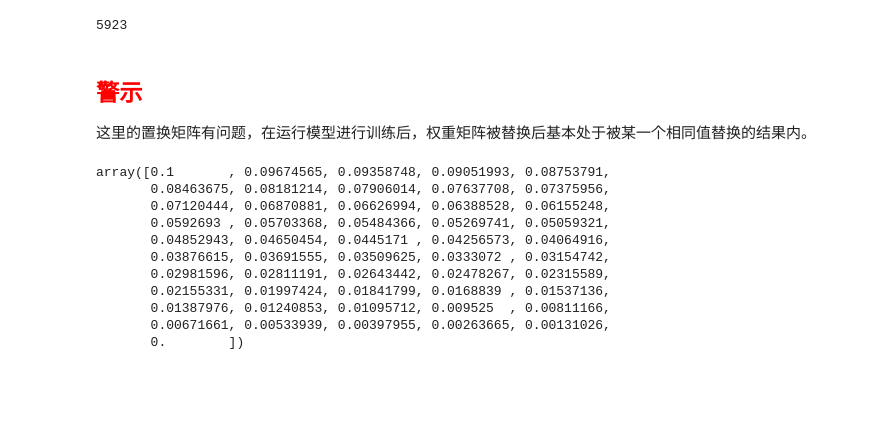
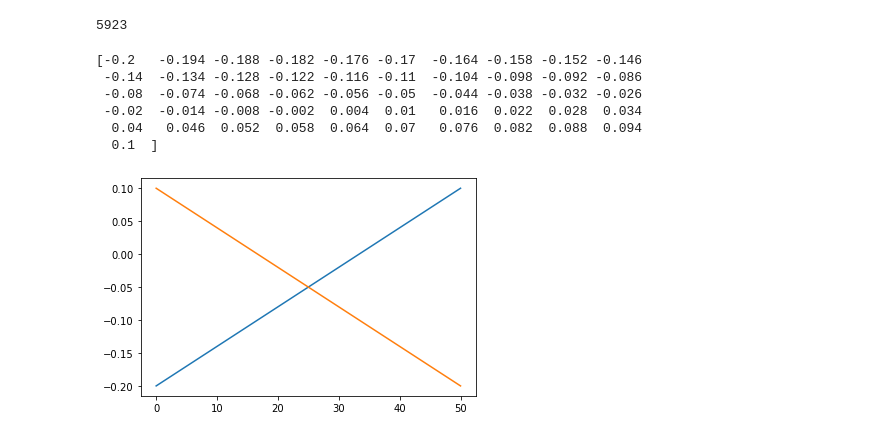
Before and after one commit to ShinATK/JupyterNotebook, a Jupyter notebook: myDeepLearning/COURSE1 Neural Networks and Deep Learning/Week 2/NumberRecognition/数字识别-二值回归.ipynb, the cells around one changed output. Drawn from its saved outputs; the diff is of its cells as text; code cells hidden in the pictures; blank space fills up the shorter version.

```diff
--- a/myDeepLearning/COURSE1 Neural Networks and Deep Learning/Week 2/NumberRecognition/数字识别-二值回归.ipynb
+++ b/myDeepLearning/COURSE1 Neural Networks and Deep Learning/Week 2/NumberRecognition/数字识别-二值回归.ipynb
@@ -100,56 +100,53 @@ test lab shape: (1, 10000)
 [figure]
 (1, 60000)
 5923
-# %% [markdown]
-## <font color='red'>警示</font>
-这里的置换矩阵有问题，在运行模型进行训练后，权重矩阵被替换后基本处于被某一个相同值替换的结果内。
 # %%
 parameters = {
-    'a+': 1e-2, 'b+': 3,
-    'a-': 1e-2, 'b-': 3,
+    'a+': 1e-2, 'b+': 0,
+    'a-': 1e-2, 'b-': 0,
     'wmax': 1, 'wmin': 0
 }
 weight_plus_list = [parameters['wmin']]
 weight_minus_list = [parameters['wmax']]
 
 def weight_plus(w):
     delta_w = parameters['a+'] * np.exp(-parameters['b+']*(w-parameters['wmin'])
                                              /(parameters['wmax']-parameters['wmin']))
     return w+delta_w
 def weight_minus(w):
     delta_w = parameters['a-'] * np.exp(-parameters['b-']*(parameters['wmax']-w)
                                              /(parameters['wmax']-parameters['wmin']))
     return w-delta_w
 def equation():
     count_num = 0
     while True:
         weight_plus_list.append(weight_plus(weight_plus_list[-1]))
         weight_minus_list.append(weight_minus(weight_minus_list[-1]))
         count_num += 1
         if weight_plus_list[-1] >= 1:
             break
         elif count_num == 50:
             break
         else:
             continue
 
-    wpl = [0.1*(each - weight_plus_list[0]) / (weight_plus_list[-1]-weight_plus_list[0]) for each in weight_plus_list]
-    wml = [0.1*(each - weight_minus_list[-1]) / (weight_minus_list[0]-weight_minus_list[-1]) for each in weight_minus_list]
+    wpl = [0.3*(each - weight_plus_list[0]) / (weight_plus_list[-1]-weight_plus_list[0])-0.2 for each in weight_plus_list]
+    wml = [0.3*(each - weight_minus_list[-1]) / (weight_minus_list[0]-weight_minus_list[-1])-0.2 for each in weight_minus_list]
 
     return np.array(wpl), np.array(wml)
 GP, GD = equation()
-GD
+print(GP)
+# print(GD)
+plt.plot(GP)
+plt.plot(GD)
+plt.show()
 # %% [output]
-array([0.1       , 0.09674565, 0.09358748, 0.09051993, 0.08753791,
-       0.08463675, 0.08181214, 0.07906014, 0.07637708, 0.07375956,
-       0.07120444, 0.06870881, 0.06626994, 0.06388528, 0.06155248,
-       0.0592693 , 0.05703368, 0.05484366, 0.05269741, 0.05059321,
-       0.04852943, 0.04650454, 0.0445171 , 0.04256573, 0.04064916,
-       0.03876615, 0.03691555, 0.03509625, 0.0333072 , 0.03154742,
-       0.02981596, 0.02811191, 0.02643442, 0.02478267, 0.02315589,
-       0.02155331, 0.01997424, 0.01841799, 0.0168839 , 0.01537136,
-       0.01387976, 0.01240853, 0.01095712, 0.009525  , 0.00811166,
-       0.00671661, 0.00533939, 0.00397955, 0.00263665, 0.00131026,
-       0.        ])
+[-0.2   -0.194 -0.188 -0.182 -0.176 -0.17  -0.164 -0.158 -0.152 -0.146
+ -0.14  -0.134 -0.128 -0.122 -0.116 -0.11  -0.104 -0.098 -0.092 -0.086
+ -0.08  -0.074 -0.068 -0.062 -0.056 -0.05  -0.044 -0.038 -0.032 -0.026
+ -0.02  -0.014 -0.008 -0.002  0.004  0.01   0.016  0.022  0.028  0.034
+  0.04   0.046  0.052  0.058  0.064  0.07   0.076  0.082  0.088  0.094
+  0.1  ]
+[figure, added]
 # %%
 def findGP_num(data, find_array=GP):
```
Also changed, not shown: parts of 4 cells of this notebook, 4 other files.
